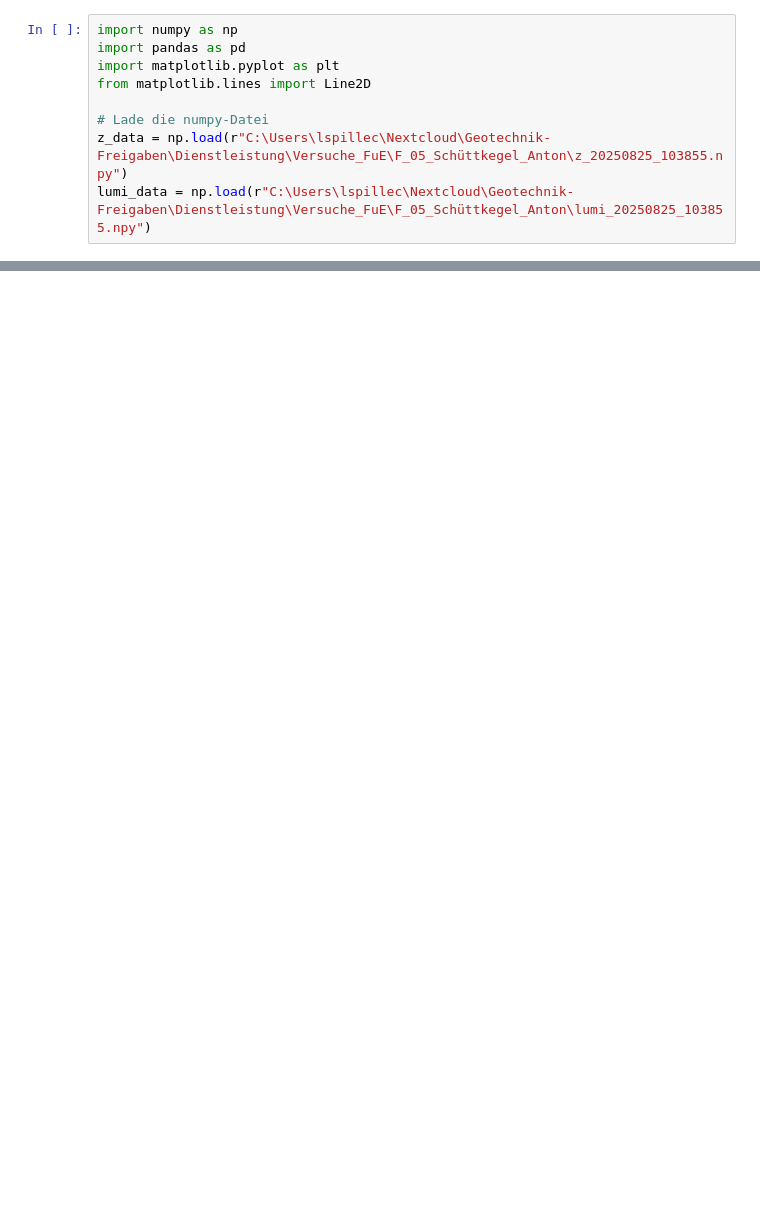
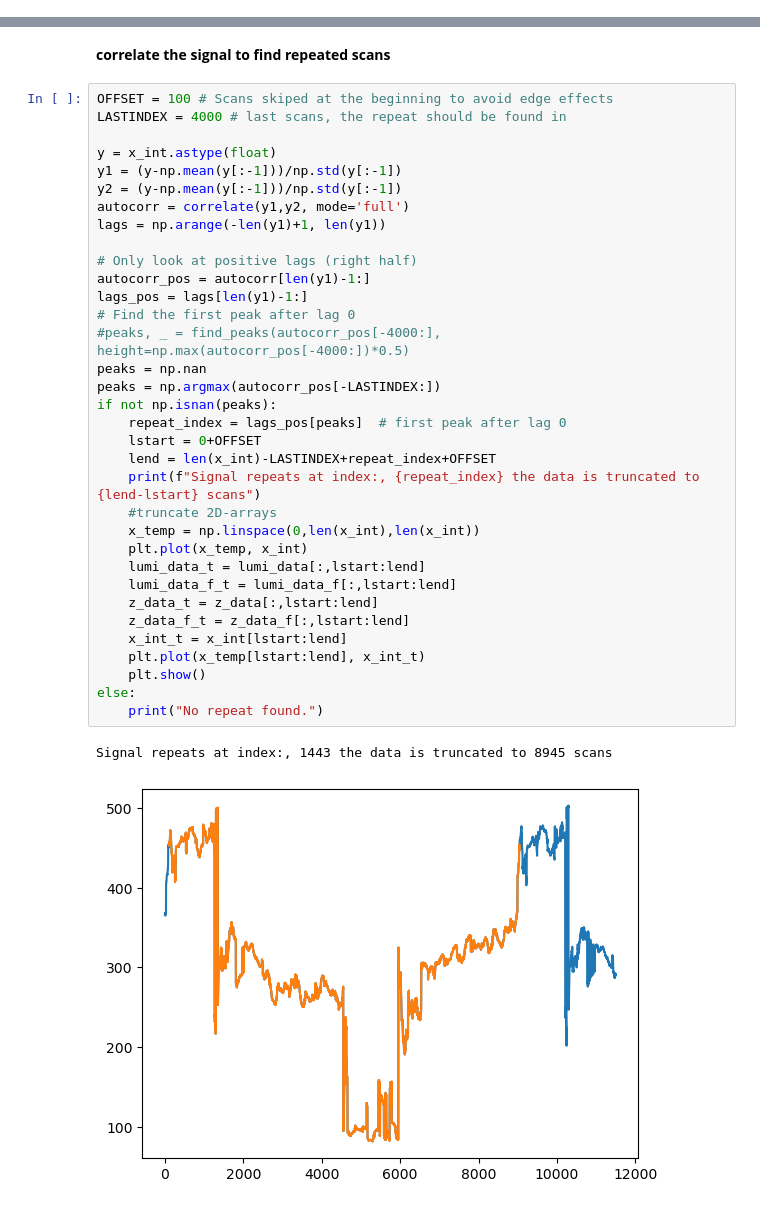
Before and after one commit to lspillec/Schuettkegel_Lab, a Jupyter notebook: Auswertung.ipynb, the cells around one changed output, grey strips where cells are left out. Saved outputs shown, nothing was run; the diff lists cells and outputs as text; blank space fills up the shorter version.

```diff
--- a/Auswertung.ipynb
+++ b/Auswertung.ipynb
@@ -1,9 +0,0 @@
-# %%
-import numpy as np
-import pandas as pd
-import matplotlib.pyplot as plt
-from matplotlib.lines import Line2D
-
-# Lade die numpy-Datei
-z_data = np.load(r"C:\Users\lspillec\Nextcloud\Geotechnik-Freigaben\Dienstleistung\Versuche_FuE\F_05_Schüttkegel_Anton\z_20250825_103855.npy")
-lumi_data = np.load(r"C:\Users\lspillec\Nextcloud\Geotechnik-Freigaben\Dienstleistung\Versuche_FuE\F_05_Schüttkegel_Anton\lumi_20250825_103855.npy")
@@ -638,0 +149,39 @@ Volumen: 486.494 cm³
+# %% [markdown]
+**correlate the signal to find repeated scans**
+# %%
+OFFSET = 100 # Scans skiped at the beginning to avoid edge effects
+LASTINDEX = 4000 # last scans, the repeat should be found in
+
+y = x_int.astype(float)
+y1 = (y-np.mean(y[:-1]))/np.std(y[:-1])
+y2 = (y-np.mean(y[:-1]))/np.std(y[:-1])
+autocorr = correlate(y1,y2, mode='full')
+lags = np.arange(-len(y1)+1, len(y1))
+
+# Only look at positive lags (right half)
+autocorr_pos = autocorr[len(y1)-1:]
+lags_pos = lags[len(y1)-1:]
+# Find the first peak after lag 0
+#peaks, _ = find_peaks(autocorr_pos[-4000:], height=np.max(autocorr_pos[-4000:])*0.5)
+peaks = np.nan
+peaks = np.argmax(autocorr_pos[-LASTINDEX:])
+if not np.isnan(peaks):
+    repeat_index = lags_pos[peaks]  # first peak after lag 0
+    lstart = 0+OFFSET
+    lend = len(x_int)-LASTINDEX+repeat_index+OFFSET
+    print(f"Signal repeats at index:, {repeat_index} the data is truncated to {lend-lstart} scans")
+    #truncate 2D-arrays
+    x_temp = np.linspace(0,len(x_int),len(x_int))
+    plt.plot(x_temp, x_int)
+    lumi_data_t = lumi_data[:,lstart:lend]
+    lumi_data_f_t = lumi_data_f[:,lstart:lend]
+    z_data_t = z_data[:,lstart:lend]
+    z_data_f_t = z_data_f[:,lstart:lend]
+    x_int_t = x_int[lstart:lend]
+    plt.plot(x_temp[lstart:lend], x_int_t)
+    plt.show()
+else:
+    print("No repeat found.")
+# %% [output]
+Signal repeats at index:, 1443 the data is truncated to 8945 scans
+[figure, added]
```
Also changed, not shown: parts of 36 cells of this notebook.
